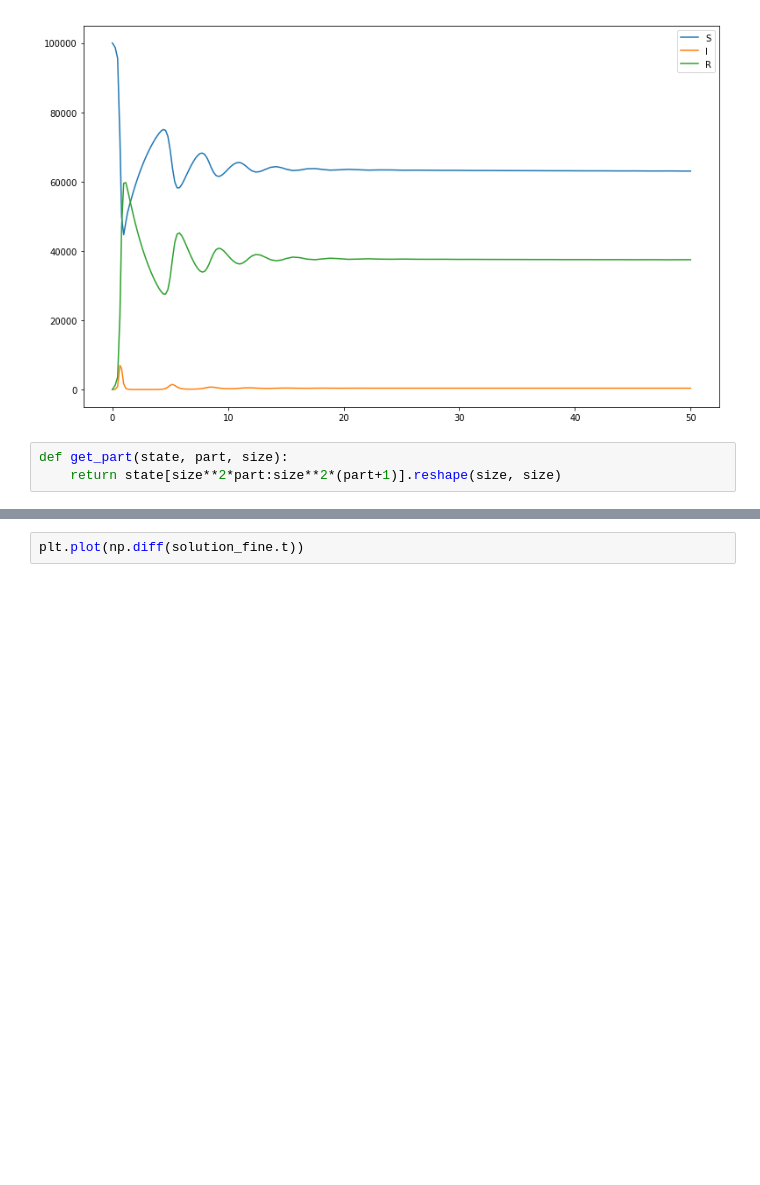
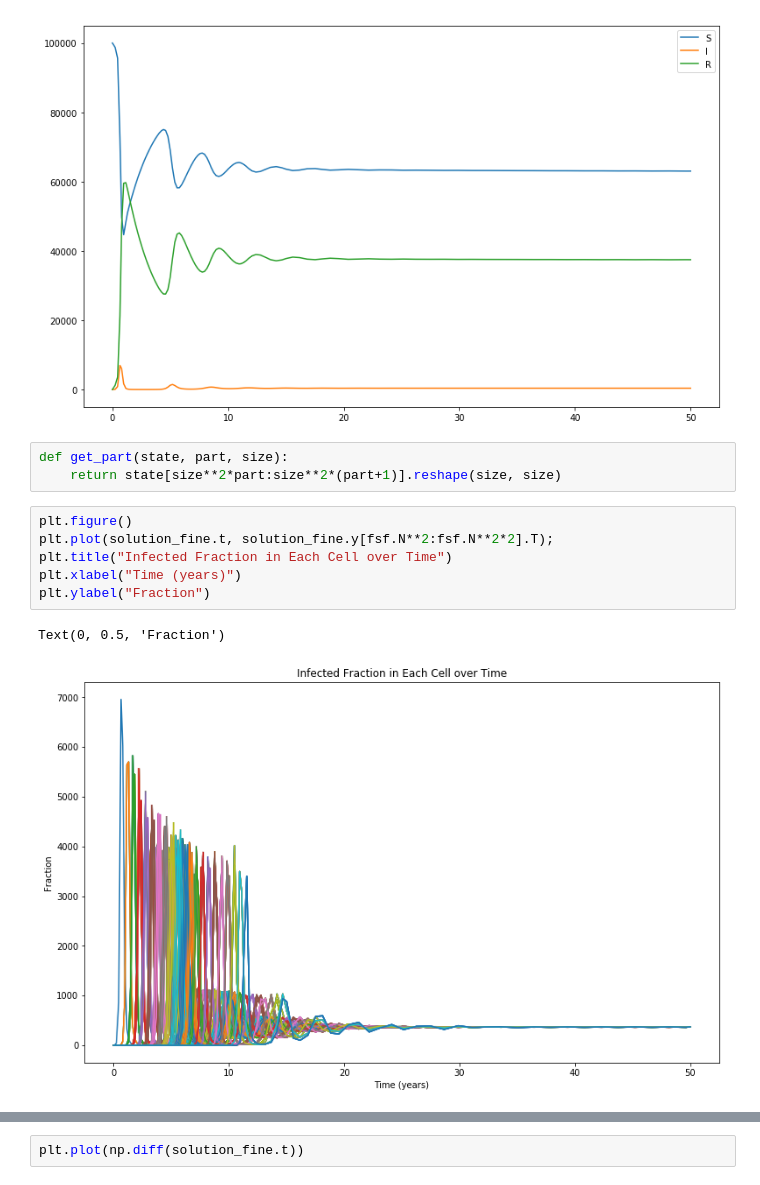
Before and after one commit to dwu402/self-harm, a Jupyter notebook: Spatial_Flu.ipynb, the cells around one changed output, grey strips where cells are left out. Drawn from its saved outputs; the diff is of its cells as text; blank space fills up the shorter version.

```diff
--- a/Spatial_Flu.ipynb
+++ b/Spatial_Flu.ipynb
@@ -144,6 +171,15 @@ plt.legend("SIR")
 # %%
 def get_part(state, part, size):
     return state[size**2*part:size**2*(part+1)].reshape(size, size)
+# %%
+plt.figure()
+plt.plot(solution_fine.t, solution_fine.y[fsf.N**2:fsf.N**2*2].T);
+plt.title("Infected Fraction in Each Cell over Time")
+plt.xlabel("Time (years)")
+plt.ylabel("Fraction")
+# %% [output]
+Text(0, 0.5, 'Fraction')
+[figure, added]
 # %%
 from ipywidgets import interact, FloatSlider
 
```
Also changed, not shown: parts of 8 cells of this notebook, 1 other file.
